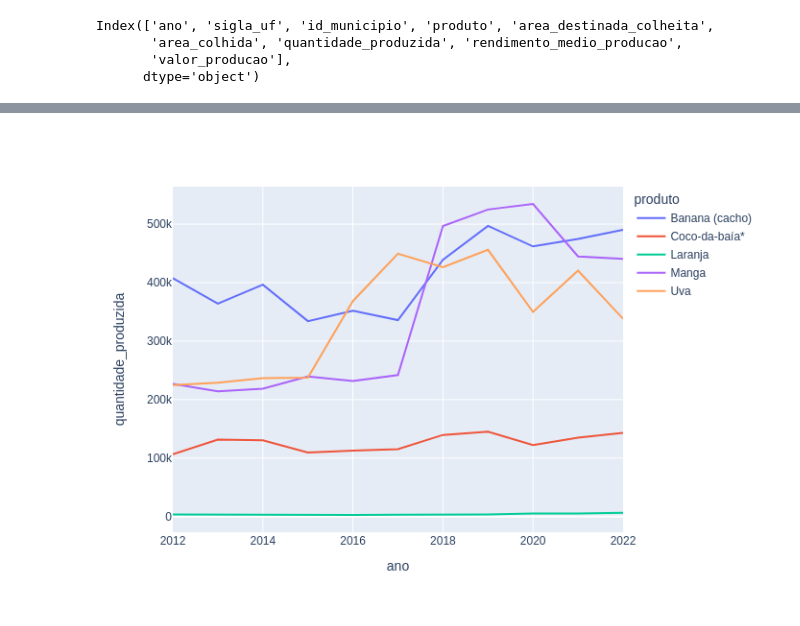
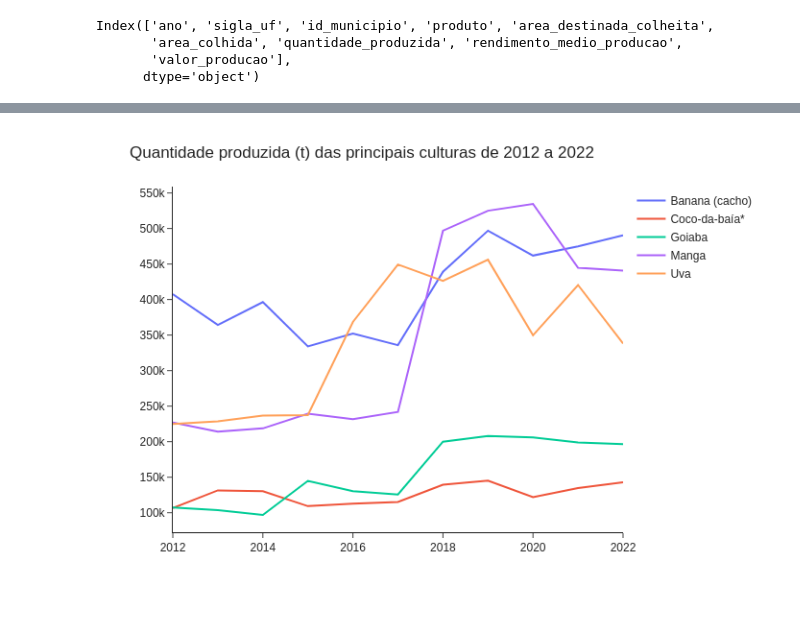
Before and after one commit to luizantoniont/analises-exploratorias-dados, a Jupyter notebook: EDA_pam_permanentes.ipynb, the cells around one changed output, grey strips where cells are left out. Cells and saved outputs as stored; diff of their text form; code cells hidden in the pictures.

```diff
--- a/EDA_pam_permanentes.ipynb
+++ b/EDA_pam_permanentes.ipynb
@@ -96,3 +108,5 @@ df.head(20)
+# %%
+df = df.dropna(subset=['area_destinada_colheita', 'area_colhida', 'quantidade_produzida', 'rendimento_medio_producao', 'valor_producao'])
 # %%
 df.describe()
 # %% [output]
@@ -187,9 +256,16 @@ fig.show('png')
 # %%
 df_top5_produtos_por_ano_filtrado = df_top5_produtos_por_ano[(df_top5_produtos_por_ano['ano'] >= 2012) & (df_top5_produtos_por_ano['ano'] <= 2022)]
-fig = px.line(df_top5_produtos_por_ano_filtrado, x='ano', y='quantidade_produzida', color='produto')
+
+fig = px.line(df_top5_produtos_por_ano_filtrado, x='ano', y='quantidade_produzida',
+              color='produto')
+fig.update_layout(title='Quantidade produzida (t) das principais culturas de 2012 a 2022',
+                  xaxis_title='',
+                  yaxis_title='',
+                  legend_title_text='',
+                  template='simple_white')
 fig.show('png')
 # %% [output]
-[figure, old version]
+[figure, new version]
 # %%
 df.corr()
 # %% [output]
```
Also changed, not shown: parts of 52 cells of this notebook.
